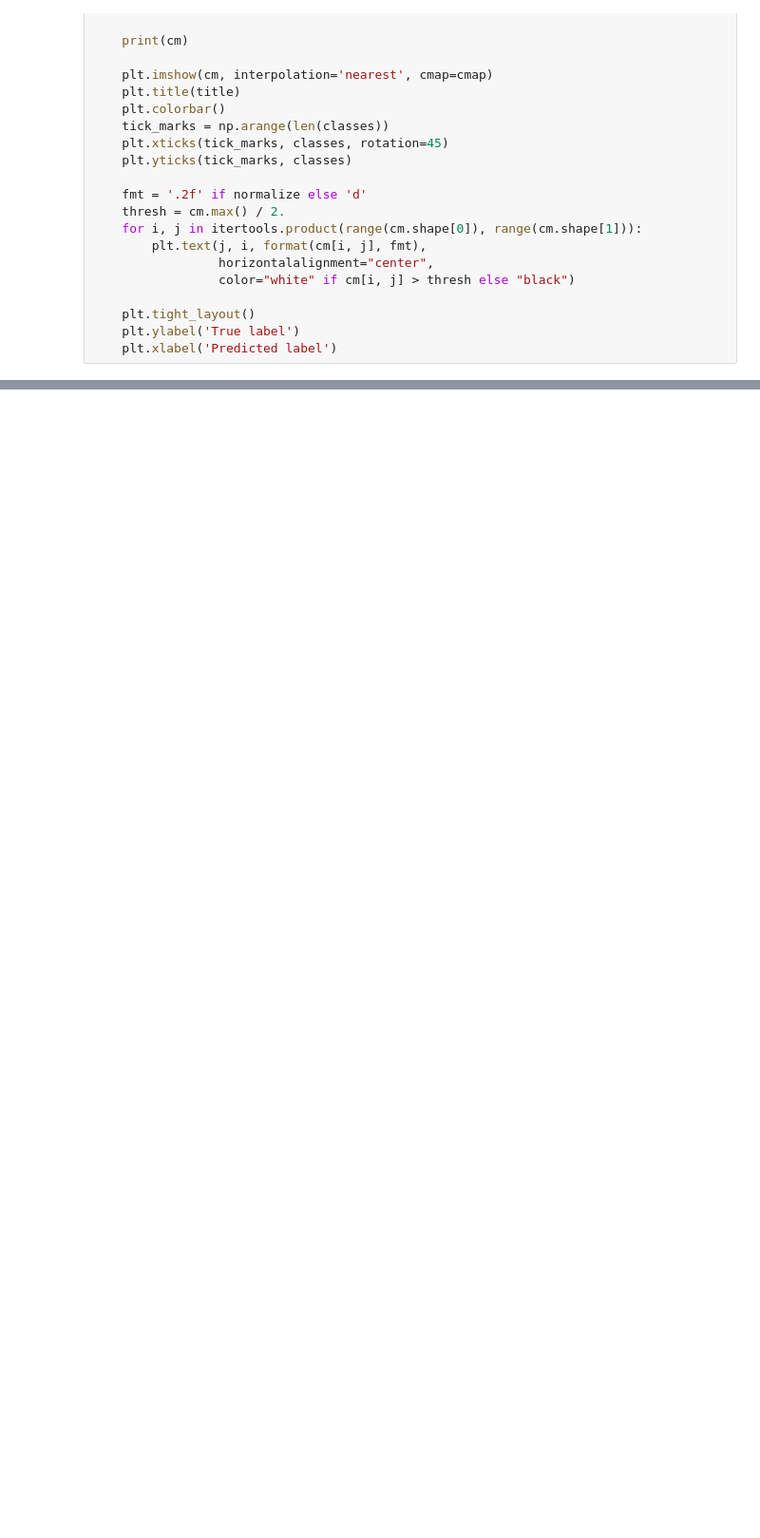
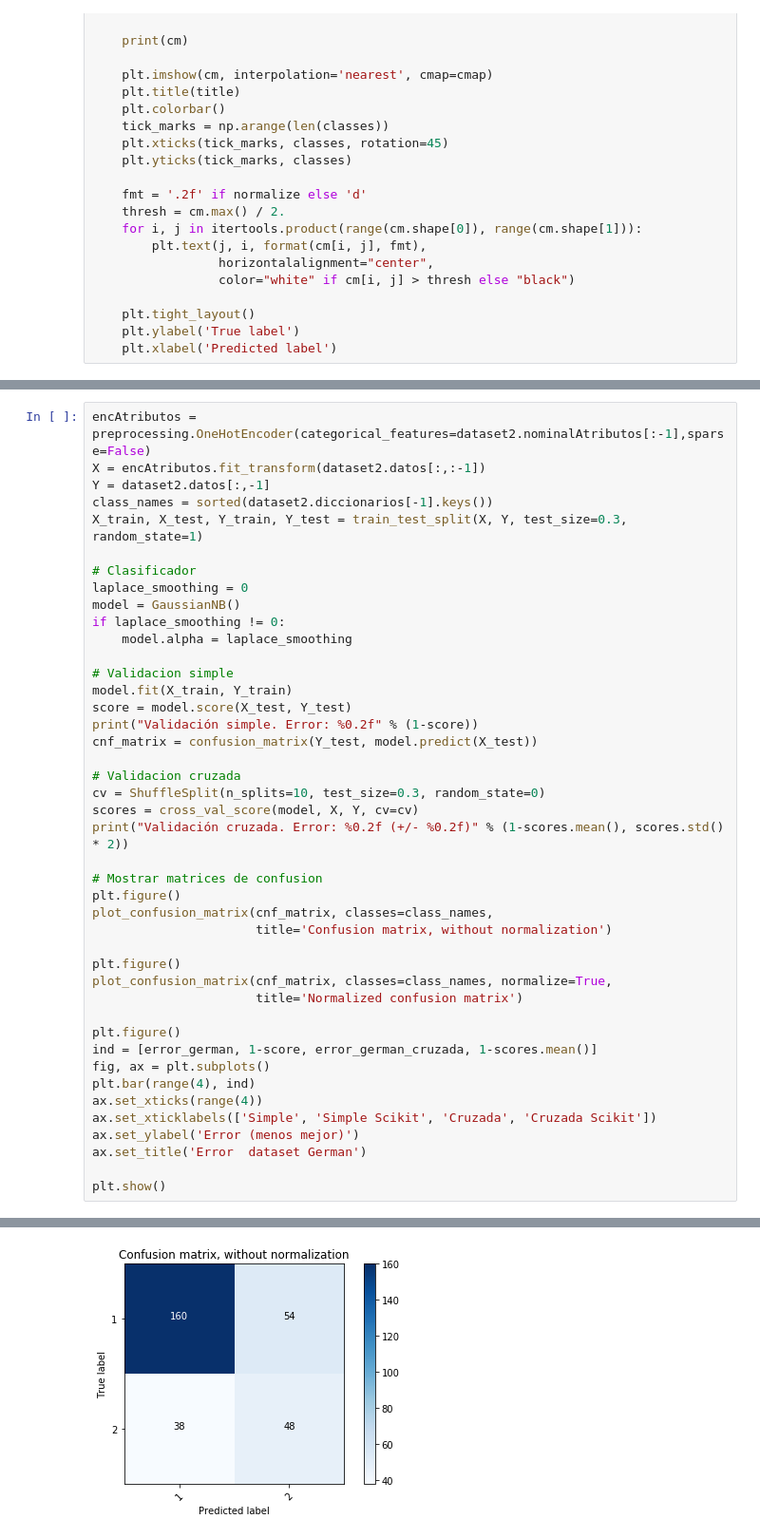
Before and after one commit to Darktris/FAA, a Jupyter notebook: Memoria.ipynb, the cells around one changed output, grey strips where cells are left out. Shown at 95% size. Drawn from its saved outputs; the diff is of its cells as text; blank space fills up the shorter version.

```diff
--- a/Memoria.ipynb
+++ b/Memoria.ipynb
@@ -231,0 +291,44 @@ X_train, X_test, Y_train, Y_test = train_test_split(X, Y, test_size=0.4, random_
+# %%
+encAtributos = preprocessing.OneHotEncoder(categorical_features=dataset2.nominalAtributos[:-1],sparse=False)
+X = encAtributos.fit_transform(dataset2.datos[:,:-1])
+Y = dataset2.datos[:,-1]
+class_names = sorted(dataset2.diccionarios[-1].keys())
+X_train, X_test, Y_train, Y_test = train_test_split(X, Y, test_size=0.3, random_state=1)
+
+# Clasificador
+laplace_smoothing = 0
+model = GaussianNB()
+if laplace_smoothing != 0:
+    model.alpha = laplace_smoothing
+
+# Validacion simple
+model.fit(X_train, Y_train)
+score = model.score(X_test, Y_test)
+print("Validación simple. Error: %0.2f" % (1-score))
+cnf_matrix = confusion_matrix(Y_test, model.predict(X_test))
+
+# Validacion cruzada
+cv = ShuffleSplit(n_splits=10, test_size=0.3, random_state=0)
+scores = cross_val_score(model, X, Y, cv=cv)
+print("Validación cruzada. Error: %0.2f (+/- %0.2f)" % (1-scores.mean(), scores.std() * 2))
+
+# Mostrar matrices de confusion
+plt.figure()
+plot_confusion_matrix(cnf_matrix, classes=class_names,
+                      title='Confusion matrix, without normalization')
+
+plt.figure()
+plot_confusion_matrix(cnf_matrix, classes=class_names, normalize=True,
+                      title='Normalized confusion matrix')
+
+plt.figure()
+ind = [error_german, 1-score, error_german_cruzada, 1-scores.mean()]
+fig, ax = plt.subplots()
+plt.bar(range(4), ind)
+ax.set_xticks(range(4))
+ax.set_xticklabels(['Simple', 'Simple Scikit', 'Cruzada', 'Cruzada Scikit'])
+ax.set_ylabel('Error (menos mejor)')
+ax.set_title('Error  dataset German')
+
+plt.show()
+# %% [output]
@@ -231,0 +343 @@ X_train, X_test, Y_train, Y_test = train_test_split(X, Y, test_size=0.4, random_
+[figure, added]
```
Also changed, not shown: parts of 22 cells of this notebook, 2 other files.
